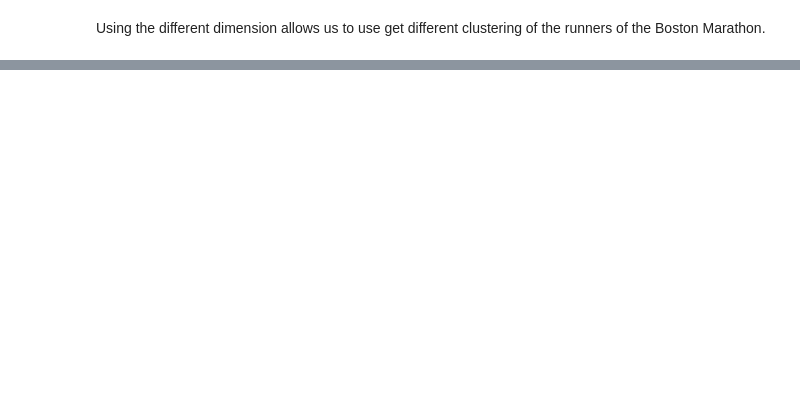
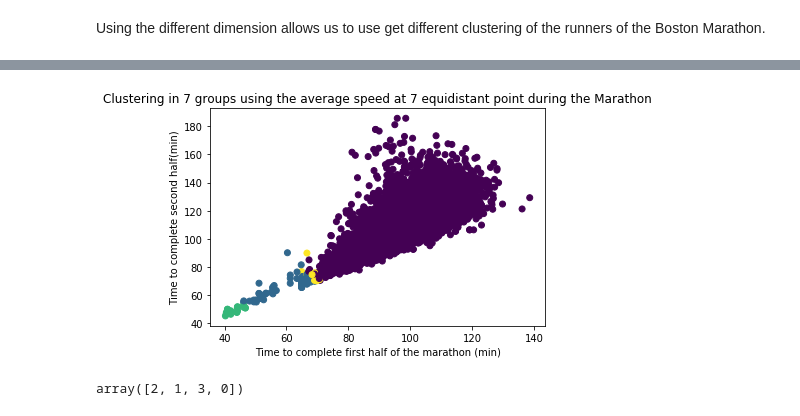
Before and after one commit to percevalve/test, a Jupyter notebook: Boston Marathon Visualisation and Clustering.ipynb, the cells around one changed output, grey strips where cells are left out. Drawn from its saved outputs; the diff is of its cells as text; code cells hidden in the pictures; blank space fills up the shorter version.

```diff
--- a/Boston Marathon Visualisation and Clustering.ipynb
+++ b/Boston Marathon Visualisation and Clustering.ipynb
@@ -267,0 +305,13 @@ Using the different dimension allows us to use get different clustering of the r
+# %%
+clustering_7 = MeanShift(bandwidth=7).fit(data_only_speed)
+plt.scatter(data_for_cluster.half, data_for_cluster.second_half_time, c=clustering_7.labels_)
+plt.title("Clustering in 7 groups using the average speed at 7 equidistant point during the Marathon");
+plt.xlabel('Time to complete first half of the marathon (min)');
+plt.ylabel('Time to complete second half(min)');
+# %% [output]
+[figure, added]
+# %%
+data_for_cluster["Mean Shift 7 groups"] = clustering_7.labels_
+data_for_cluster["Mean Shift 7 groups"].unique()
+# %% [output]
+array([2, 1, 3, 0])
```
Also changed, not shown: parts of 37 cells of this notebook, 1 other file.
